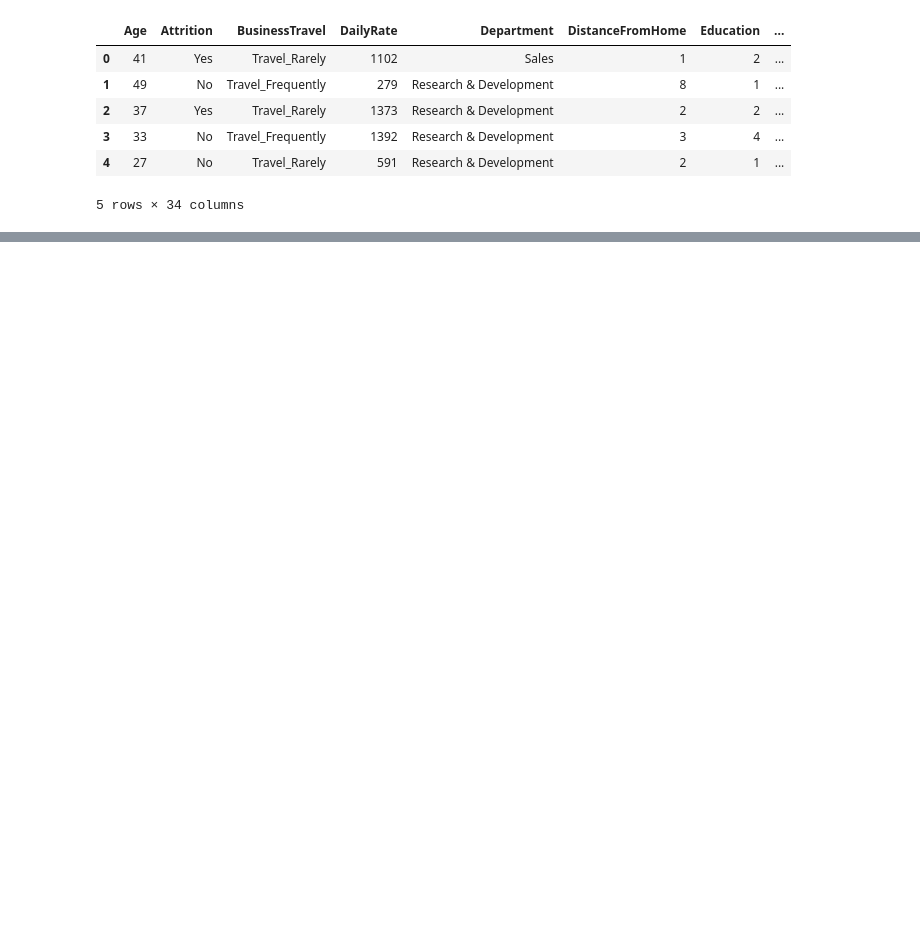
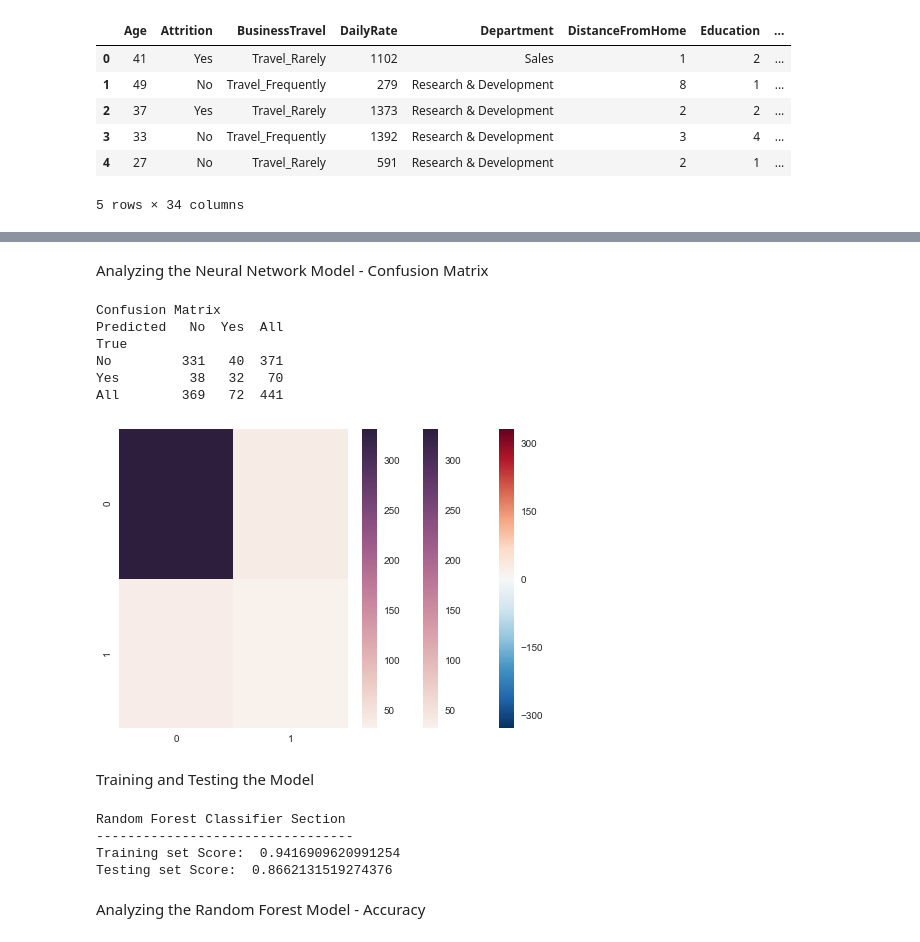
Before and after one commit to vincentdu101/HR-Employee-Attrition---Classification, a Jupyter notebook: EmployeeAttritionAnalysis.ipynb, the cells around one changed output, grey strips where cells are left out. Drawn from its saved outputs; the diff is of its cells as text; code cells hidden in the pictures; blank space fills up the shorter version.

```diff
--- a/EmployeeAttritionAnalysis.ipynb
+++ b/EmployeeAttritionAnalysis.ipynb
@@ -198,0 +114,20 @@ def creatingRandomForestPredictor(X_train, y_train, X_test, y_test, preprocess):
+# %%
+# developing the Multi Layer Perceptron Neural Network
+def creatingNeuralNetworkPredictor(X_train, y_train, X_test, y_test, preprocess):
+    print("\nNeural Network Classifier Section")
+    print("---------------------------------")
+
+    # initialize the Multi Layer Perceptron Neural Network
+    mlp_classifier = MLPClassifier(solver="adam", alpha=1e-5, max_iter=500,
+                               hidden_layer_sizes=(13, 13, 13))
+
+    # hook up the preprocess step with the classifier params and create the pipeline
+    model = make_pipeline(preprocess, mlp_classifier)
+
+    # fitting the Multi Layer Perceptron to the training set
+    model.fit(X_train, y_train)
+
+    print("Training set Score: ", model.score(X_train, y_train))
+    print("Testing set Score: ", model.score(X_test, y_test))
+
+    return model
@@ -276,0 +227,2 @@ AttributeError: 'Pipeline' object has no attribute 'best_estimator_'
+# %%
+model = creatingNeuralNetworkPredictor(X_train, y_train, X_test, y_test, preprocess)
@@ -276,0 +236,12 @@ AttributeError: 'Pipeline' object has no attribute 'best_estimator_'
+# %%
+# Predicting the Test set results
+y_pred = model.predict(X_test)
+
+# output results
+y_pred_prob = model.predict_proba(X_test)[:, 1]
+
+print("Accuracy Score of Prediction : ", metrics.accuracy_score(y_test, y_pred) * 100)
+print("\nClassification Report")
+print(metrics.classification_report(y_test, y_pred))
+print("Zero One Loss: ", metrics.zero_one_loss(y_test, y_pred))
+print("Log Loss:      ", metrics.log_loss(y_test, y_pred_prob))
@@ -276,0 +271,27 @@ AttributeError: 'Pipeline' object has no attribute 'best_estimator_'
+# %% [markdown]
+Analyzing the Neural Network Model - Confusion Matrix
+# %%
+cm = metrics.confusion_matrix(y_test, y_pred)
+sns.heatmap(cm)
+print("\nConfusion Matrix")
+print(pd.crosstab(y_test.ravel(), y_pred.ravel(), rownames=['True'], colnames=['Predicted'], margins=True))
+plt.show()
+# %% [output]
+Confusion Matrix
+Predicted   No  Yes  All
+True
+No         331   40  371
+Yes         38   32   70
+All        369   72  441
+[figure, added]
+# %% [markdown]
+Training and Testing the Model
+# %%
+model = creatingRandomForestPredictor(X_train, y_train, X_test, y_test, preprocess)
+# %% [output]
+Random Forest Classifier Section
+---------------------------------
+Training set Score:  0.9416909620991254
+Testing set Score:  0.8662131519274376
+# %% [markdown]
+Analyzing the Random Forest Model - Accuracy
```
Also changed, not shown: parts of 28 cells of this notebook.
